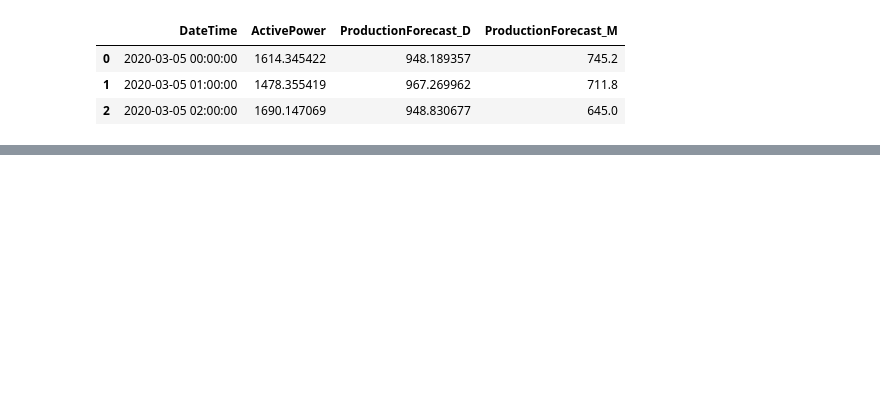
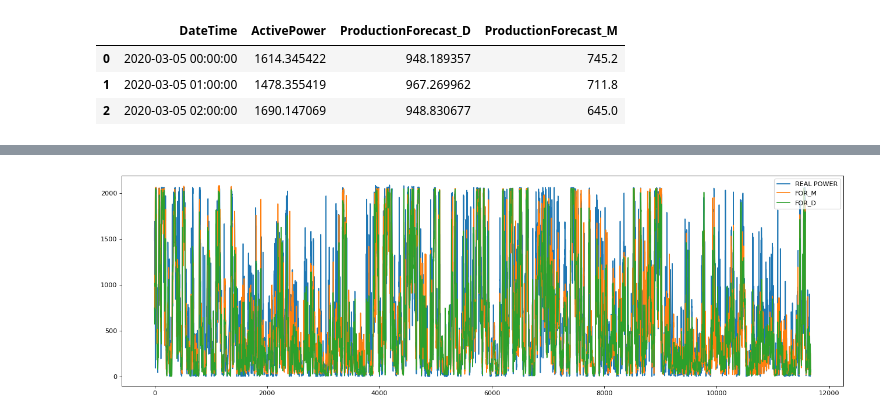
Before and after one commit to Projet-fil-rouge-Engie/Aggregation_Forecast, a Jupyter notebook: New_expert.ipynb, the cells around one changed output, grey strips where cells are left out. Saved outputs shown, nothing was run; the diff lists cells and outputs as text; code cells hidden in the pictures; blank space fills up the shorter version.

```diff
--- a/New_expert.ipynb
+++ b/New_expert.ipynb
@@ -59,0 +108,12 @@ df
+# %%
+from matplotlib.pyplot import figure
+
+figure(figsize=(20, 6), dpi=80)
+
+plt.plot(turb_1['ActivePower'],label='REAL POWER')
+plt.plot(turb_1['ProductionForecast_D'],label='FOR_M')
+plt.plot(turb_1['ProductionForecast_M'],label='FOR_D')
+#plt.plot(turb_1['new_expert'],label='FOR_MD')
+plt.legend();
+# %% [output]
+[figure, added]
```
Also changed, not shown: parts of 14 cells of this notebook.
